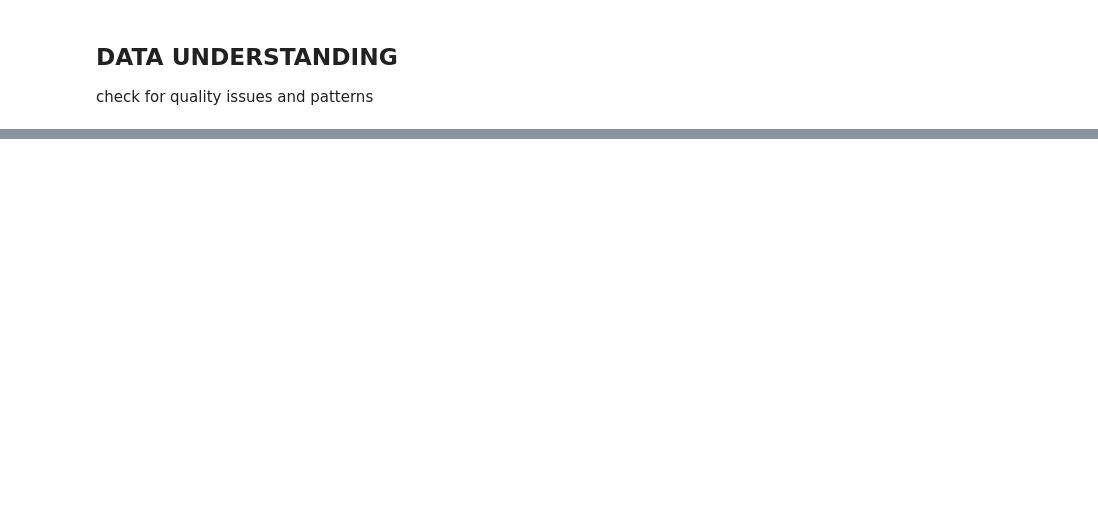
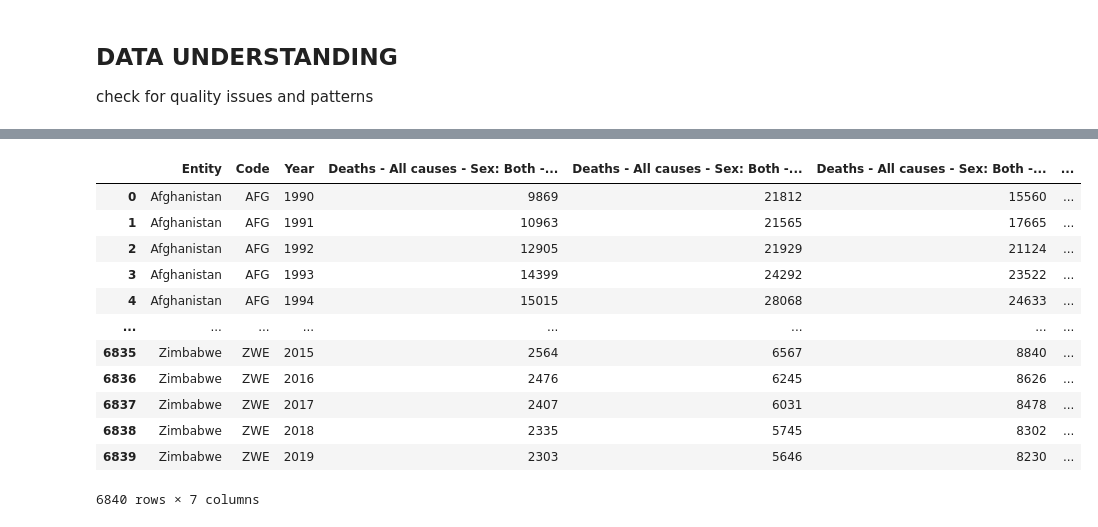
Before and after one commit to gshikanda/Indaba-DLI-Challenge-Datasets, a Jupyter notebook: Indaba DLI Challenge Datasets/Indaba.ipynb, the cells around one changed output, grey strips where cells are left out. Saved outputs shown, nothing was run; the diff lists cells and outputs as text; code cells hidden in the pictures; blank space fills up the shorter version.

```diff
--- a/Indaba DLI Challenge Datasets/Indaba.ipynb
+++ b/Indaba DLI Challenge Datasets/Indaba.ipynb
@@ -90,0 +211,17 @@ check for quality issues and patterns
+# %%
+#death by age
+death_age
+# %% [output]
+|  | Entity | Code | Year | Deaths - All causes - Sex: Both -... | Deaths - All causes - Sex: Both -... | Deaths - All causes - Sex: Both -... | ... |
+| 0 | Afghanistan | AFG | 1990 | 9869 | 21812 | 15560 | ... |
+| 1 | Afghanistan | AFG | 1991 | 10963 | 21565 | 17665 | ... |
+| 2 | Afghanistan | AFG | 1992 | 12905 | 21929 | 21124 | ... |
+| 3 | Afghanistan | AFG | 1993 | 14399 | 24292 | 23522 | ... |
+| 4 | Afghanistan | AFG | 1994 | 15015 | 28068 | 24633 | ... |
+| ... | ... | ... | ... | ... | ... | ... | ... |
+| 6835 | Zimbabwe | ZWE | 2015 | 2564 | 6567 | 8840 | ... |
+| 6836 | Zimbabwe | ZWE | 2016 | 2476 | 6245 | 8626 | ... |
+| 6837 | Zimbabwe | ZWE | 2017 | 2407 | 6031 | 8478 | ... |
+| 6838 | Zimbabwe | ZWE | 2018 | 2335 | 5745 | 8302 | ... |
+| 6839 | Zimbabwe | ZWE | 2019 | 2303 | 5646 | 8230 | ... |
+6840 rows × 7 columns
```
Also changed, not shown: parts of 34 cells of this notebook.
